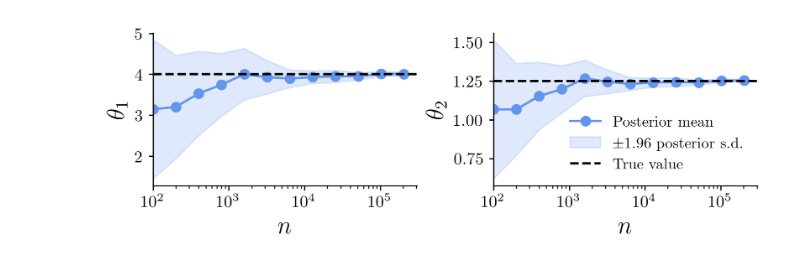
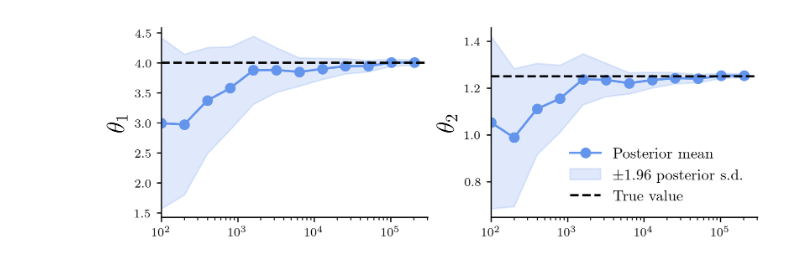
Before and after one commit to williamlaplante/LRM-Bayes, a Jupyter notebook: experiments/counts/univariate/lrm-increasing-n.ipynb, the cells around one changed output. Drawn from its saved outputs; the diff is of its cells as text; code cells hidden in the pictures.

Commit message:
added beta vs sample size

```diff
--- a/experiments/counts/univariate/lrm-increasing-n.ipynb
+++ b/experiments/counts/univariate/lrm-increasing-n.ipynb
@@ -126,12 +126,12 @@ means, covs = [], []
 
 for i, data in enumerate(datasets):
     print(i)
-    empirical = SmoothedEmpiricalDensity1D(alpha=0.0)
+    empirical = SmoothedEmpiricalDensity1D(alpha=1.0)
     empirical.fit(data)
 
     cmp = CMP1D(empirical=empirical)
 
-    beta, _, _ = cmp.fit_coverage(data=data, prior_mean=prior_mean, prior_cov=prior_cov, verbose=True, B=100)
+    beta, _, _ = cmp.fit_coverage(data=data, prior_mean=prior_mean, prior_cov=prior_cov, verbose=True, B=200)
 
     posterior = cmp.posterior(data, beta=beta, mu_prior=prior_mean, Sigma_prior=prior_cov)
 
@@ -159,0 +210,20 @@ for i, data in enumerate(datasets):
+# %%
+fig, ax = plt.subplots(figsize=(4, 2))
+
+betas = np.load("outputs/betas.npy")
+means = betas[:, 0]
+
+ax.plot(n_list, means, ".", color="red")
+ax.set_xscale("symlog", linthresh=20_000)
+ax.set_xlabel("Sample size")
+ax.set_ylabel(r"$\hat{\beta}$")
+
+xmin, xmax = -1000, 10**7 + 1000000
+ax.set_xlim(xmin, xmax)
+
+ax.hlines(0.8, xmin=xmin, xmax=xmax, linestyles="--",
+          color="black", linewidth=0.5)
+
+plt.tight_layout()
+
+#plt.savefig("./results/beta-vs-sample-size.pdf", format='pdf', bbox_inches='tight')
@@ -165,6 +237,7 @@ import matplotlib.pyplot as plt
 def plot_cmp_posterior_results(
     means,
     covs,
+    betas,
     true_params=(4.0, 1.25),
     ci_mult=1.96,
     figsize=(7, 5),
@@ -246,11 +319,13 @@ def plot_cmp_posterior_results(
     axes[1].set_xscale("log")
     axes[1].set_xlim(n_list[0], n_list[-1]+100000)
 
-    for ax in axes:
-        ax.spines["top"].set_visible(False)
-        ax.spines["right"].set_visible(False)
-        ax.tick_params(axis="both", labelsize=11)
-        ax.set_xlabel(r"$n$", fontsize=16)
+    # axes[2].errorbar(x, [m for m,s in betas], yerr=[s for m,s in betas], marker='o', color='red', capsize=4, linestyle='-')
+    # axes[2].set_ylabel(r"$\hat{\beta}$", fontsize=16)
+    # for ax in axes:
+    #     ax.spines["top"].set_visible(False)
+    #     ax.spines["right"].set_visible(False)
+    #     ax.tick_params(axis="both", labelsize=11)
+    #     ax.set_xlabel(r"$n$", fontsize=16)
 
 
     axes[1].legend(frameon=False, fontsize=10)
@@ -259,12 +334,13 @@ def plot_cmp_posterior_results(
 # %%
 fig, axes = plot_cmp_posterior_results(
     means=means,
     covs=covs,
+    betas=betas,
     true_params=(4.0, 1.25),
     ci_mult=1.96,
     figsize=(6.0,2.0)
 )
 
 if SAVE: plt.savefig("./results/LRM-posterior-increasing-n.pdf", format="pdf", bbox_inches='tight')
 # %% [output]
-[figure, old version]
+[figure, new version]
```
Also changed, not shown: parts of 3 cells of this notebook, 2 other files.
